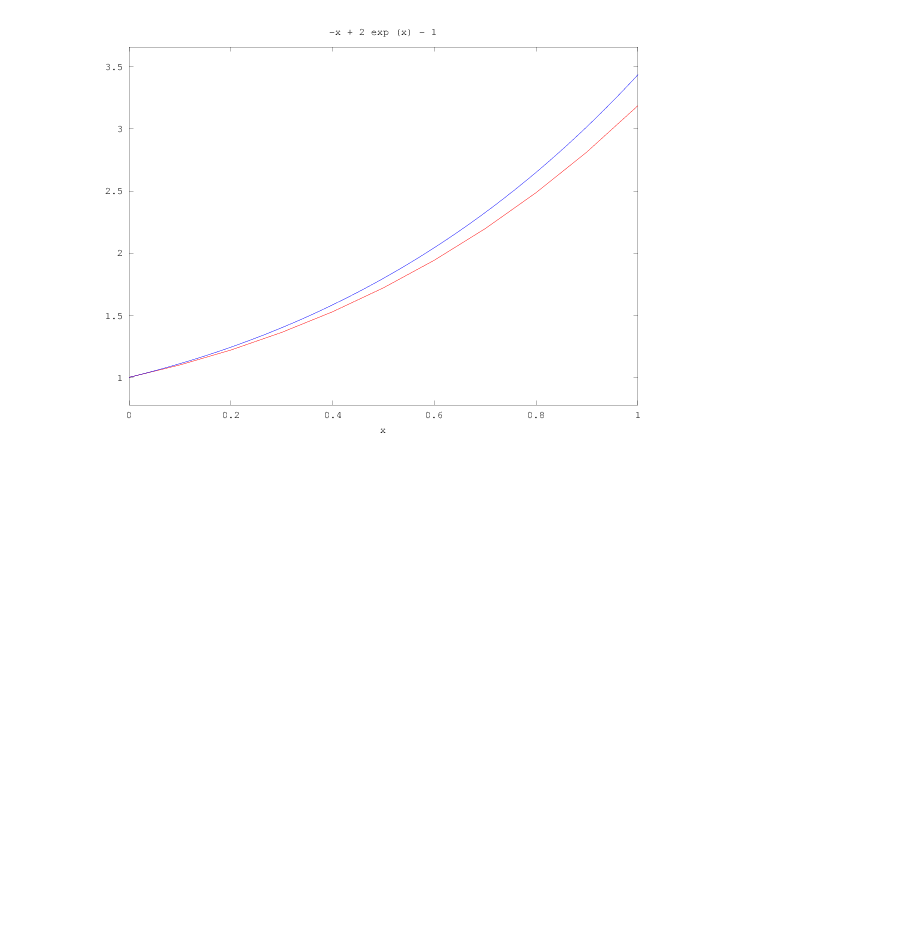
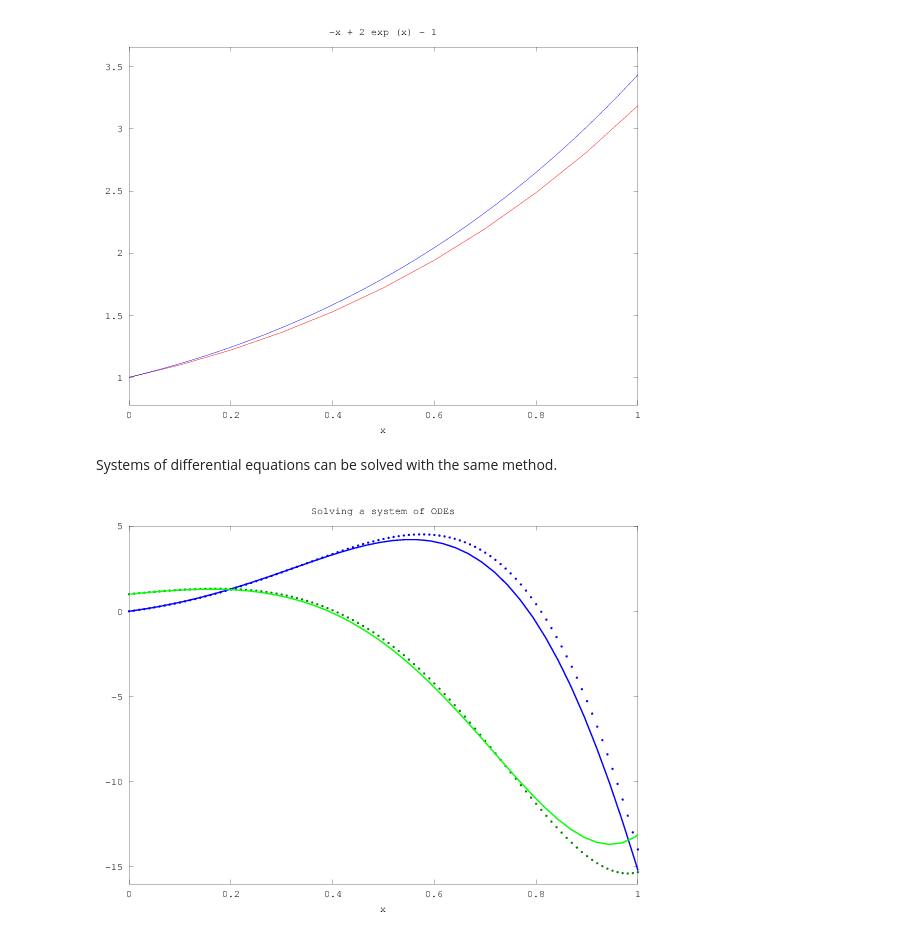
Before and after one commit to BenLauwens/ES115, a Jupyter notebook: Lectures/Lecture 10. Differential Equations.ipynb, the cells around one changed output. Saved outputs shown, nothing was run; the diff lists cells and outputs as text; code cells hidden in the pictures; blank space fills up the shorter version.

```diff
--- a/Lectures/Lecture 10. Differential Equations.ipynb
+++ b/Lectures/Lecture 10. Differential Equations.ipynb
@@ -124,3 +123,5 @@ warning: worked around octave bug #42735
 warning: called from
     plus at line 42 column 5
 [figure]
+# %% [markdown]
+Systems of differential equations can be solved with the same method.
@@ -126,0 +136,15 @@ warning: called from
+# %%
+fh = @(x,f)[3*f(1)+4*f(2);-4*f(1)+3*f(2)];
+[x, y] = euler_system_ode(fh, 0, [0;1], 0.01, 100);
+plot(x,y, '.')
+hold on
+syms x f(x) g(x)
+S = dsolve([diff(f)==3*f+4*g, diff(g)==-4*f+3*g], f(0)==0, g(0)==1);
+h = ezplot(rhs(S{1}));
+set(h,'color','b','linewidth', 5)
+h = ezplot(rhs(S{2}));
+set(h,'color','g','linewidth', 5)
+axis([0,1,-16,5])
+title('Solving a system of ODEs')
+# %% [output]
+[figure, added]
```
Also changed, not shown: parts of 3 cells of this notebook.
